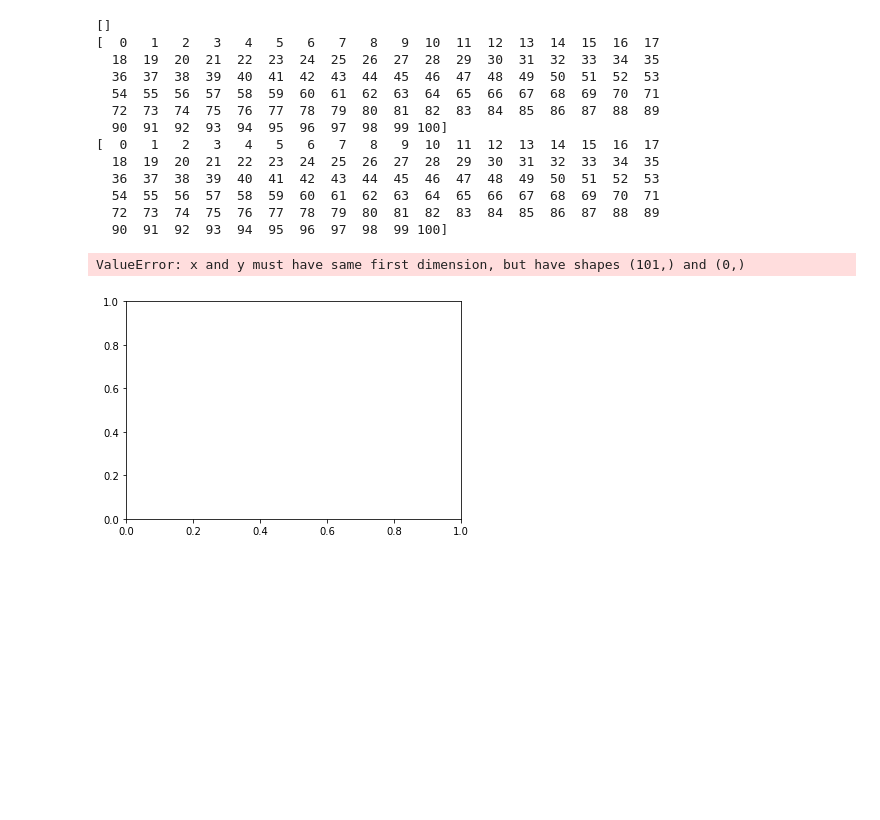
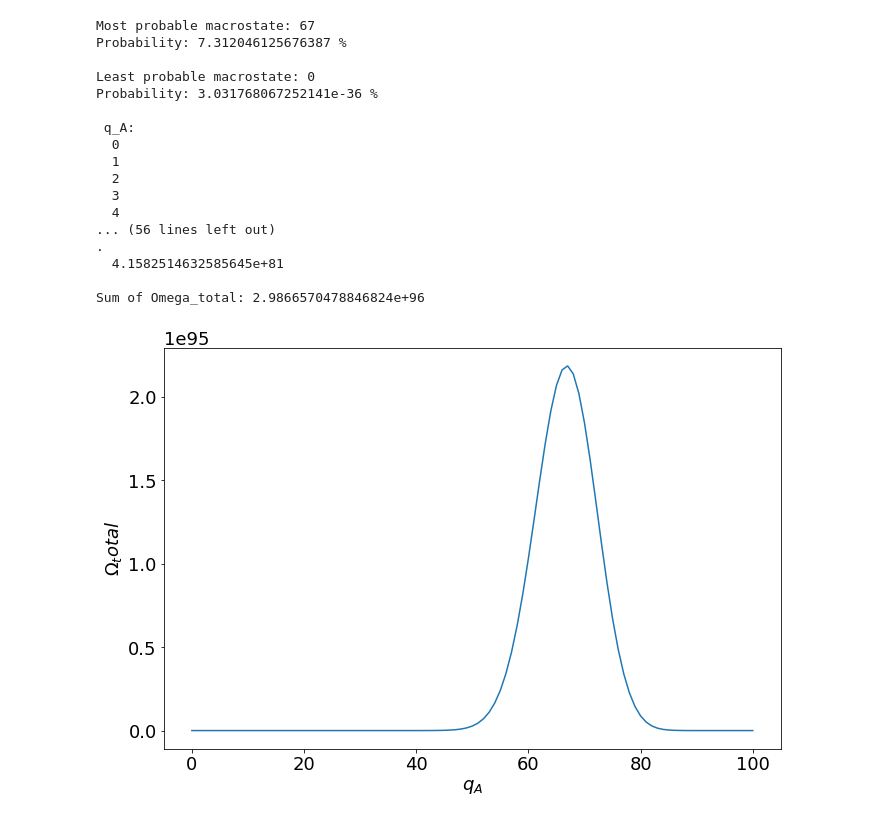
Before and after one commit to TediGodfrey/Thermodynamics, a Jupyter notebook: Thermo_HW_2.ipynb, the cells around one changed output. Saved outputs shown, nothing was run; the diff lists cells and outputs as text; code cells hidden in the pictures; blank space fills up the shorter version.

```diff
--- a/Thermo_HW_2.ipynb
+++ b/Thermo_HW_2.ipynb
@@ -9,55 +11,64 @@
 # %%
 import numpy as np
 import math
 import matplotlib.pyplot as plt
 
-
-def multiplicity(N_A,N_B,q_total,q_A,q_B):
+def Einstein_solid():
     #Givens
     N_A = 200 #Einstein solid A
     N_B = 100 #Einstein solid B
     q_total = 100+1 #total units of energy
 
     #Initalization of Variables
     q_A = np.arange(101) #macrostates in A
     q_B = np.arange(100,-1,-1) #macrostates in B
-    Omega_A = np.array([]) #multiplicity in A
-    Omega_B = np.array([]) #multiplicity in B
-    Omega_total = np.array([]) #total multiplicity, microstates
+    Omega_A = np.zeros(101) #multiplicity in A
+    Omega_B = np.zeros(101) #multiplicity in B
+    Omega_total = np.zeros(101) #total multiplicity, microstates
 
     for i in range(q_total):
         #using Einstein solid approximation
-        ESA_A = math.factorial(q_A[i]+N_A)/math.factorial(q_A[i])*math.factorial(N_A)
-        ESA_B = math.factorial(q_B[i]+N_B)/math.factorial(q_B[i])*math.factorial(N_B)
-        Omega_A = np.append(Omega_A,ESA_A)
-        Omega_B = np.append(Omega_B,ESA_B)
-        Omega_total = np.append(Omega_total,Omega_A[i]+Omega_B[i])
-    return Omega_A,Omega_B,Omega_total
+        Omega_A[i] = ((math.factorial(q_A[i]+N_A))/(math.factorial(q_A[i])*math.factorial(N_A)))
+        Omega_B[i] = ((math.factorial(q_B[i]+N_B))/(math.factorial(q_B[i])*math.factorial(N_B)))
+        Omega_total[i] = (Omega_A[i])*(Omega_B[i])
+    return q_A,q_B,Omega_A,Omega_B,Omega_total
 
-multiplicity(N_A,N_B,q_total,q_A,q_B)
-print Omega_total
-print q_A
+q_A,q_B,Omega_A,Omega_B,Omega_total=Einstein_solid()
 
-x = q_A
-y = Omega_total
-plt.plot(x,y)
-#plt.axis()
-plt.xlabel(r'$q_A')
-plt.ylabel(r'$\Omega_total')
+print '\nMost probable macrostate:',np.argmax(Omega_total)
+print 'Probability:',(np.max(Omega_total)/(np.sum(Omega_total)))*100,'%'
+print '\nLeast probable macrostate:',np.argmin(Omega_total)
+print 'Probability:',(np.min(Omega_total)/(np.sum(Omega_total)))*100,'%'
+
+plt.figure(figsize=(10,7))
+plt.rcParams.update({'font.size': 18})
+plt.plot(q_A,Omega_total)
+plt.xlabel(r'$q_A$')
+plt.ylabel(r'$\Omega_total$')
 plt.tight_layout()
+
+print '\n q_A: \n ',q_A[0],'\n ',q_A[1],'\n ',q_A[2],'\n ',q_A[3],'\n ',q_A[4],'\n ',q_A[5],'\n ',q_A[6],' \n.  \n.  \n. \n ',q_A[-1]
+print '\n Omega_A: \n ',Omega_A[0],'\n ',Omega_A[1],'\n ',Omega_A[2],'\n ',Omega_A[3],'\n ',Omega_A[4],'\n ',Omega_A[5],'\n ',Omega_A[6],' \n. \n. \n. \n ',Omega_A[-1]
+print '\n q_B: \n ',q_B[0],'\n ',q_B[1],'\n ',q_B[2],'\n ',q_B[3],'\n ',q_B[4],'\n ',q_B[5],'\n ',q_B[6],' \n.  \n.  \n. \n ',q_B[-1]
+print '\n Omega_B: \n ',Omega_B[0],'\n ',Omega_B[1],'\n ',Omega_B[2],'\n ',Omega_B[3],'\n ',Omega_B[4],'\n ',Omega_B[5],'\n ',Omega_B[6],'\n. \n. \n.\n ',Omega_B[-1]
+print '\n Omega_total: \n ',Omega_total[0],'\n ',Omega_total[1],'\n ',Omega_total[2],'\n ',Omega_total[3],'\n ',Omega_total[4],'\n ',Omega_total[5],'\n ',Omega_total[6],' \n. \n. \n. \n ',Omega_total[-1]
+print '\nSum of Omega_total:',np.sum(Omega_total)
 # %% [output]
-[]
-[  0   1   2   3   4   5   6   7   8   9  10  11  12  13  14  15  16  17
-  18  19  20  21  22  23  24  25  26  27  28  29  30  31  32  33  34  35
-  36  37  38  39  40  41  42  43  44  45  46  47  48  49  50  51  52  53
-  54  55  56  57  58  59  60  61  62  63  64  65  66  67  68  69  70  71
-  72  73  74  75  76  77  78  79  80  81  82  83  84  85  86  87  88  89
-  90  91  92  93  94  95  96  97  98  99 100]
-[  0   1   2   3   4   5   6   7   8   9  10  11  12  13  14  15  16  17
-  18  19  20  21  22  23  24  25  26  27  28  29  30  31  32  33  34  35
-  36  37  38  39  40  41  42  43  44  45  46  47  48  49  50  51  52  53
-  54  55  56  57  58  59  60  61  62  63  64  65  66  67  68  69  70  71
-  72  73  74  75  76  77  78  79  80  81  82  83  84  85  86  87  88  89
-  90  91  92  93  94  95  96  97  98  99 100]
+Most probable macrostate: 67
+Probability: 7.312046125676387 %
+
+Least probable macrostate: 0
+Probability: 3.031768067252141e-36 %
+
+ q_A:
+  0
+  1
+  2
+  3
+  4
+... (56 lines left out)
+.
+  4.1582514632585645e+81
+
+Sum of Omega_total: 2.9866570478846824e+96
-ValueError: x and y must have same first dimension, but have shapes (101,) and (0,)
-[figure, old version]
+[figure, new version]
```
Also changed, not shown: parts of 7 cells of this notebook.
